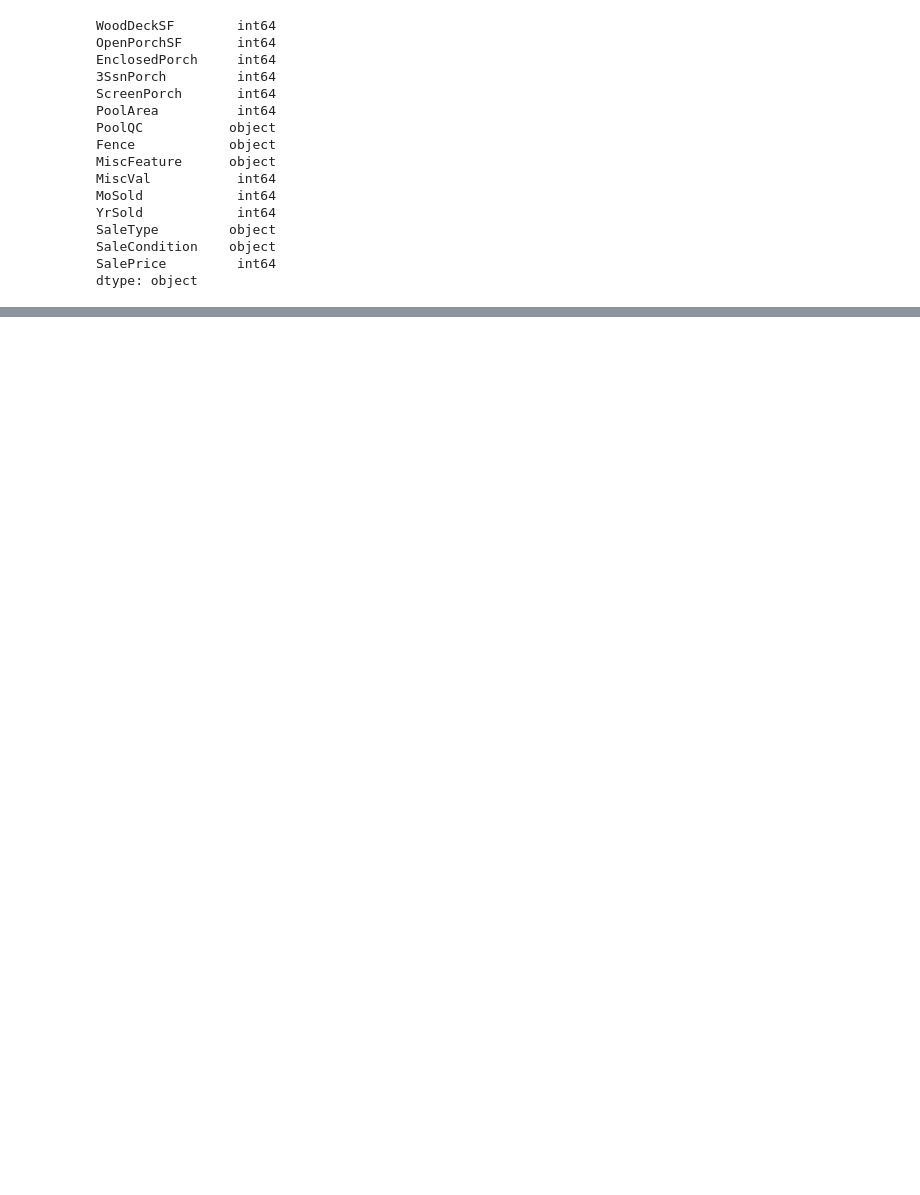
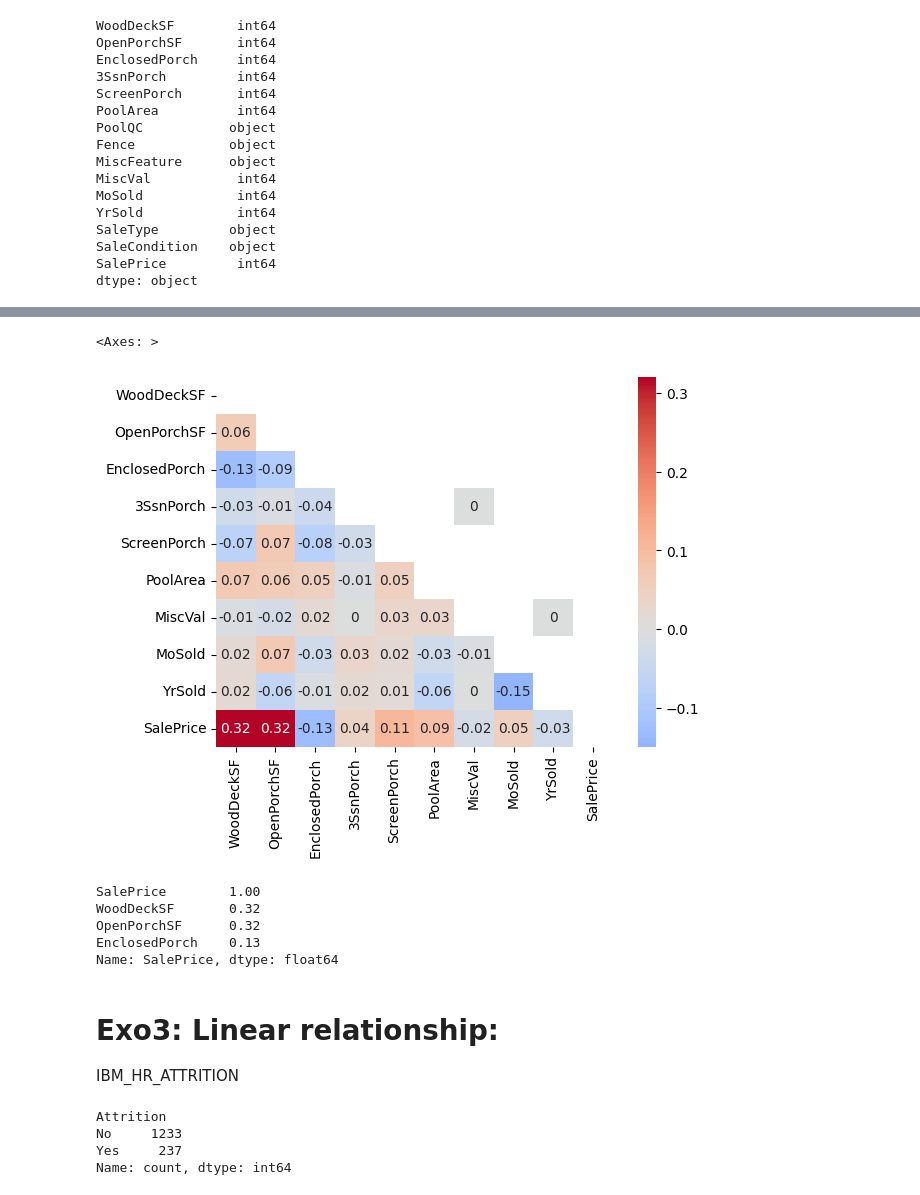
Before and after one commit to kumquat42/20231020_DataViz, a Jupyter notebook: 20231018_Dataviz_mel.ipynb, the cells around one changed output, grey strips where cells are left out. Drawn from its saved outputs; the diff is of its cells as text; code cells hidden in the pictures; blank space fills up the shorter version.

```diff
--- a/20231018_Dataviz_mel.ipynb
+++ b/20231018_Dataviz_mel.ipynb
@@ -164,0 +207,29 @@ ValueError: could not convert string to float: 'Ex'
+# %%
+upp_mat = np.triu(corr_df)
+
+sns.heatmap(corr_df, annot=True, cmap='coolwarm', mask=upp_mat, center=0)
+# %% [output]
+<Axes: >
+[figure, added]
+# %%
+# Top3 correlation
+corr_df['SalePrice'].abs().sort_values(ascending=False)[0:4]
+# %% [output]
+SalePrice        1.00
+WoodDeckSF       0.32
+OpenPorchSF      0.32
+EnclosedPorch    0.13
+Name: SalePrice, dtype: float64
+# %% [markdown]
+# Exo3: Linear relationship:
+IBM_HR_ATTRITION
+# %%
+df.head()
+
+#transformer Attrition en 0 et 1.
+df['Attrition'].value_counts() #que des yes and no
+# %% [output]
+Attrition
+No     1233
+Yes     237
+Name: count, dtype: int64
```
Also changed, not shown: parts of 27 cells of this notebook.
